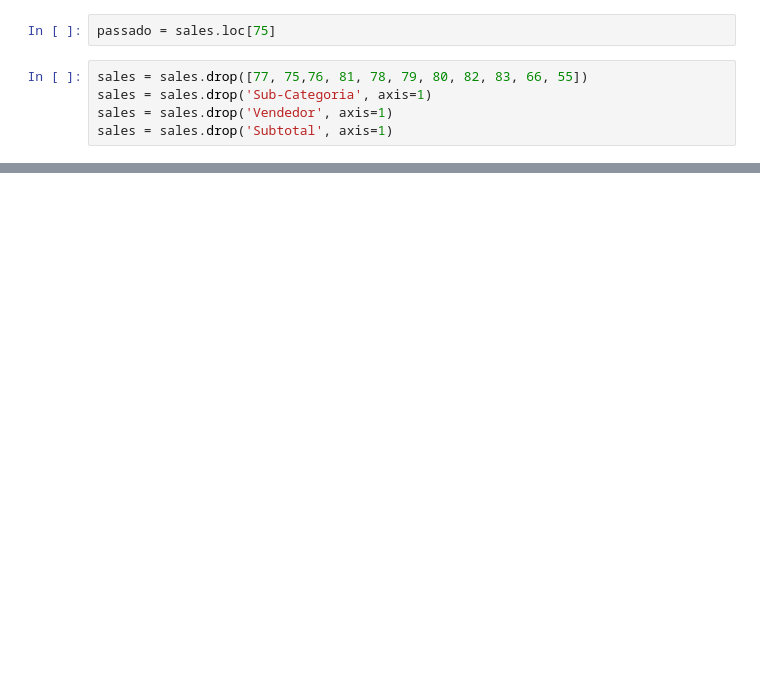
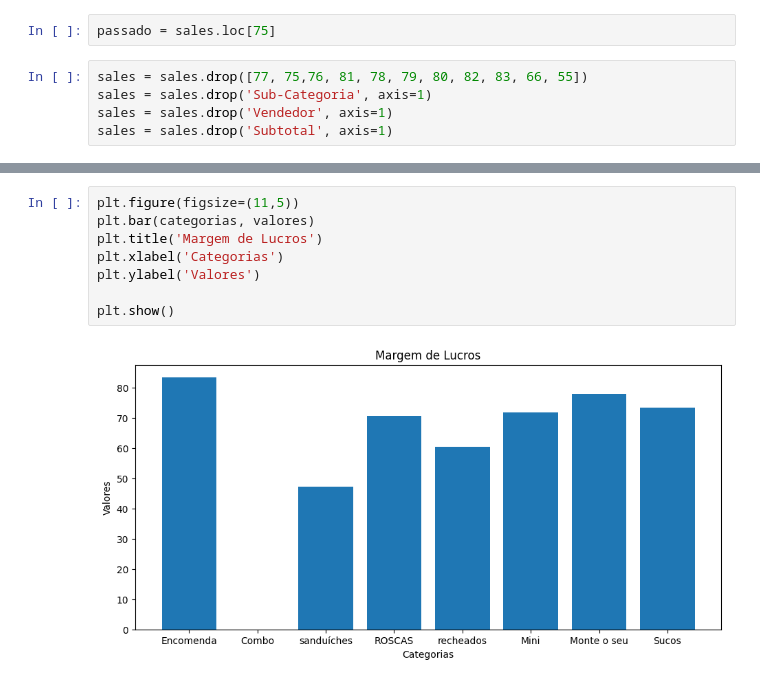
Before and after one commit to AnthonyPCardoso/Data_Science, a Jupyter notebook: La_vem_ele.ipynb, the cells around one changed output, grey strips where cells are left out. Drawn from its saved outputs; the diff is of its cells as text; blank space fills up the shorter version.

```diff
--- a/La_vem_ele.ipynb
+++ b/La_vem_ele.ipynb
@@ -110,0 +147,10 @@ ValueError: shape mismatch: objects cannot be broadcast to a single shape.  Mism
+# %%
+plt.figure(figsize=(11,5))
+plt.bar(categorias, valores)
+plt.title('Margem de Lucros')
+plt.xlabel('Categorias')
+plt.ylabel('Valores')
+
+plt.show()
+# %% [output]
+[figure, added]
```
Also changed, not shown: parts of 11 cells of this notebook.
